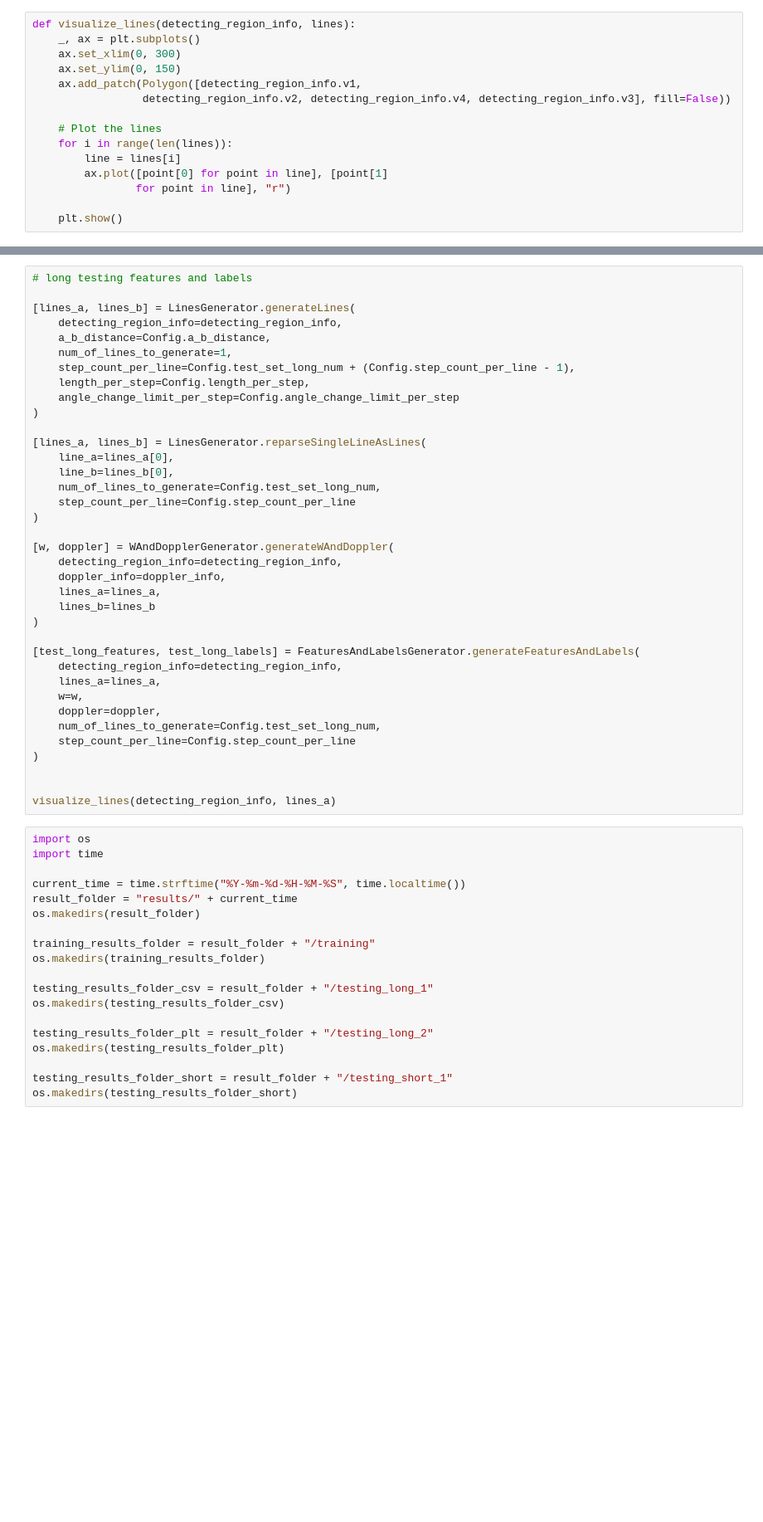
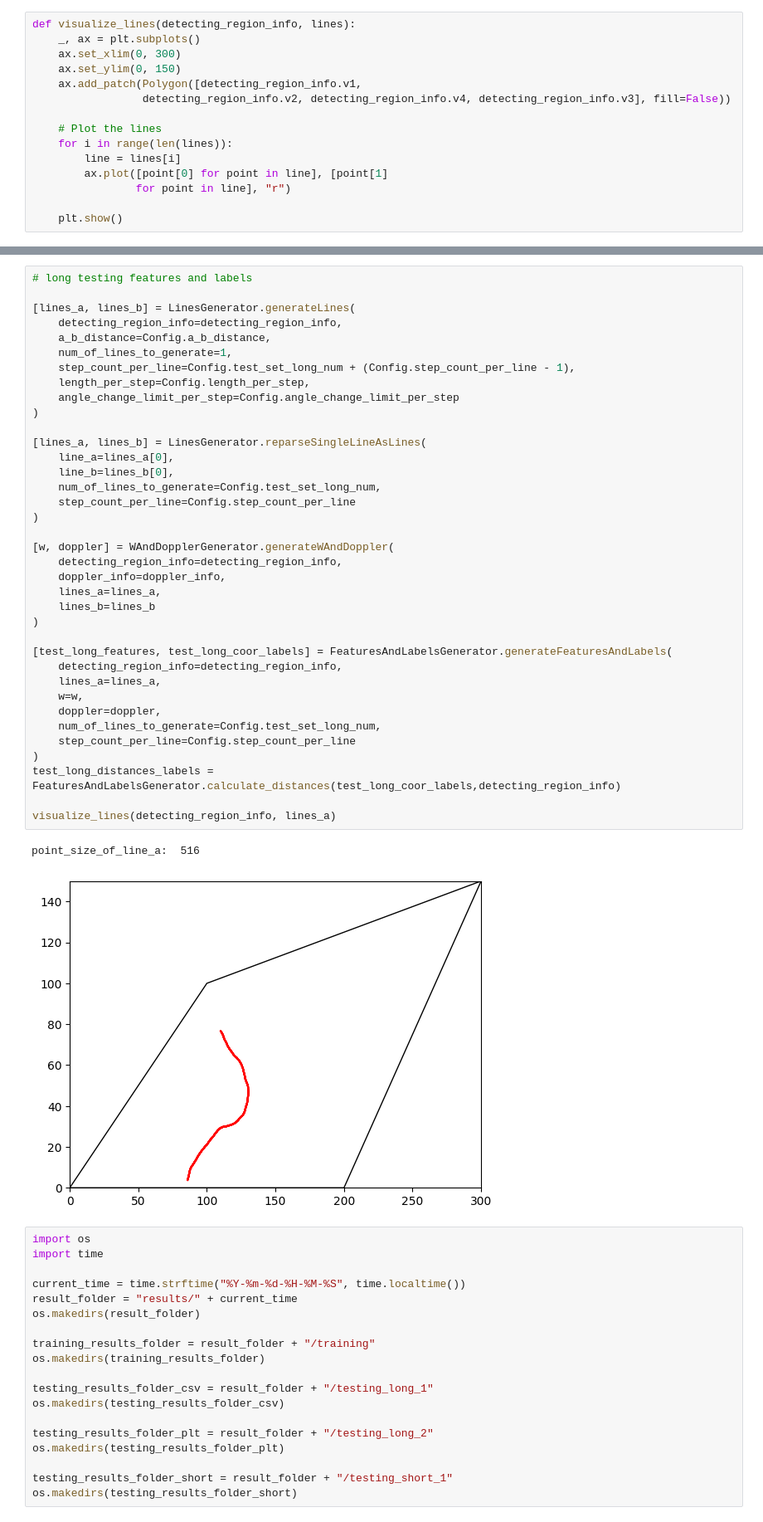
Before and after one commit to dannyHallo/UAV_location, a Jupyter notebook: lab.ipynb, the cells around one changed output, grey strips where cells are left out. Shown at 83% size. Saved outputs shown, nothing was run; the diff lists cells and outputs as text; blank space fills up the shorter version.

```diff
--- a/lab.ipynb
+++ b/lab.ipynb
@@ -96,35 +101,38 @@ visualize_lines(detecting_region_info, lines_a)
     a_b_distance=Config.a_b_distance,
     num_of_lines_to_generate=1,
     step_count_per_line=Config.test_set_long_num + (Config.step_count_per_line - 1),
     length_per_step=Config.length_per_step,
     angle_change_limit_per_step=Config.angle_change_limit_per_step
 )
 
 [lines_a, lines_b] = LinesGenerator.reparseSingleLineAsLines(
     line_a=lines_a[0],
     line_b=lines_b[0],
     num_of_lines_to_generate=Config.test_set_long_num,
     step_count_per_line=Config.step_count_per_line
 )
 
 [w, doppler] = WAndDopplerGenerator.generateWAndDoppler(
     detecting_region_info=detecting_region_info,
     doppler_info=doppler_info,
     lines_a=lines_a,
     lines_b=lines_b
 )
 
-[test_long_features, test_long_labels] = FeaturesAndLabelsGenerator.generateFeaturesAndLabels(
+[test_long_features, test_long_coor_labels] = FeaturesAndLabelsGenerator.generateFeaturesAndLabels(
     detecting_region_info=detecting_region_info,
     lines_a=lines_a,
     w=w,
     doppler=doppler,
     num_of_lines_to_generate=Config.test_set_long_num,
     step_count_per_line=Config.step_count_per_line
 )
-
+test_long_distances_labels = FeaturesAndLabelsGenerator.calculate_distances(test_long_coor_labels,detecting_region_info)
 
 visualize_lines(detecting_region_info, lines_a)
+# %% [output]
+point_size_of_line_a:  516
+[figure, added]
 # %%
 import os
 import time
```
Also changed, not shown: parts of 4 cells of this notebook, 3 other files.
